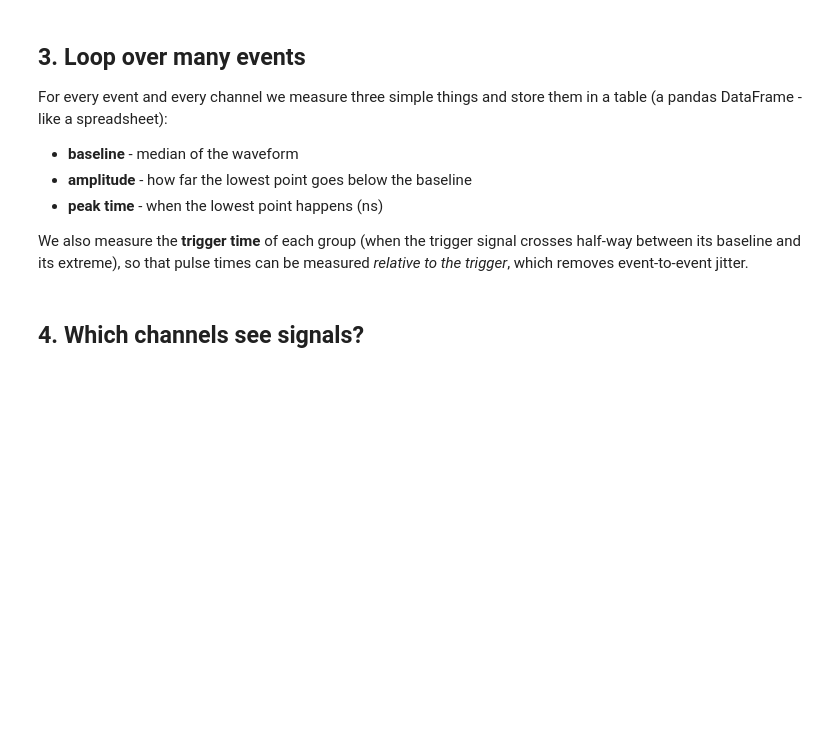
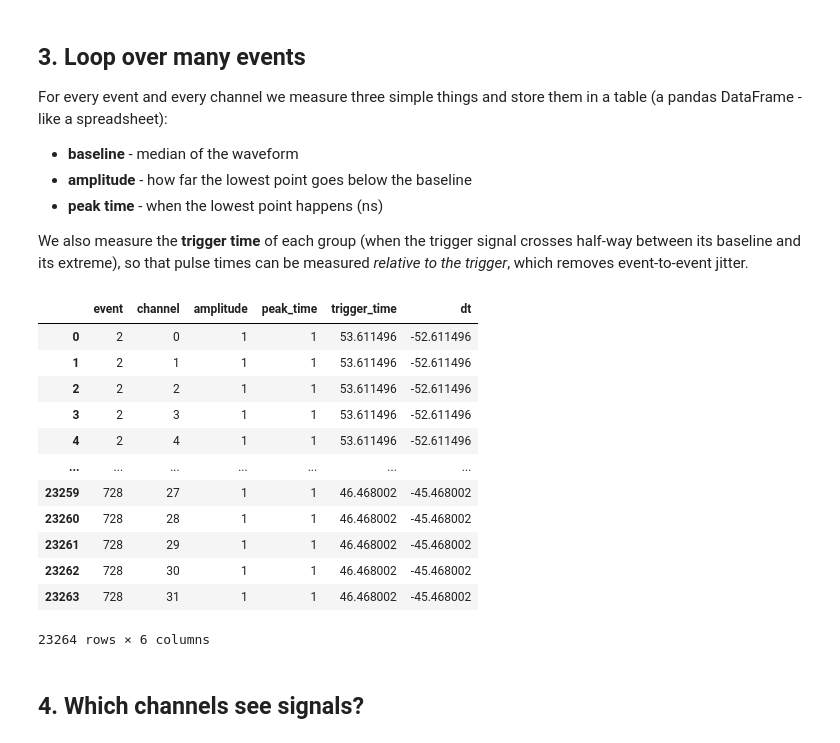
Before and after one commit to agcheyne/mcp-project-analysis, a Jupyter notebook: starter.ipynb, the cells around one changed output. Drawn from its saved outputs; the diff is of its cells as text; code cells hidden in the pictures; blank space fills up the shorter version.

```diff
--- a/starter.ipynb
+++ b/starter.ipynb
@@ -133,0 +126,73 @@ df
+# %%
+def trigger_time(t, w):
+    # Find samples where the trigger signal is low enough.
+    below_threshold = w <= 1500 # try other thresholds if you want to see how it affects the trigger time
+
+    # If the threshold was crossed
+    if np.any(below_threshold):
+        first_crossing = np.argmax(below_threshold)
+        return t[first_crossing] # return the time of the first crossing
+
+    # If no crossing was found
+    return np.nan  #return NaN.
+
+def baseline(waveform):
+    # estimate the baseline of the waveform
+    return 0
+
+def corrected_waveform(waveform, baseline):
+    # Subtract the baseline from the waveform to get the corrected waveform
+    return 0
+
+def amplitude(waveform):
+    # Compute the lowest excursion of the signal from the baseline; this is the amplitude of the waveform
+    return 1
+
+def peak_time(time, waveform):
+    # Find the index of the minimum value in the waveform
+    return 1
+
+
+def analyse(ev):
+    rows = []
+    trig_t = [trigger_time(ev.trigtime[g], ev.trig[g]) for g in range(4)]
+    baseline = 1 # compute baseline to subtract from the waveform (for example, try the mean of an early part of the waveform)
+    amplitude = 1 # compute lowest excursion of the signal from the baseline; this is the amplitude of the waveform
+    peak_time = 1 # compute the time of the peak of the waveform (there are many ways to do this, for example, simply find the index of the minimum value, then use that index to get the corresponding time)
+
+    for ch in range(32):
+        rows.append({
+            "event": ev.number,
+            "channel": ch,
+            "amplitude": amplitude,
+            "peak_time": peak_time,
+            "trigger_time": trig_t[ch // 8],
+        })
+    return rows
+
+N_EVENTS = 5000      # set to None to read the whole file (can take minutes for big files)
+
+
+run = hpdirc.Run(DATA_FILE, calib=CALIB_FILE)    # re-open to start from the beginning
+rows = []
+for ev in run.events(max_events=N_EVENTS):
+    rows.extend(analyse(ev)) # for each event, analyse it and add the results to the list of rows
+
+df = pd.DataFrame(rows) # convert the list of rows to a pandas DataFrame
+df["dt"] = df["peak_time"] - df["trigger_time"] # add new columns like this to the DataFrame
+
+df # show the dataframe
+# %% [output]
+|  | event | channel | amplitude | peak_time | trigger_time | dt |
+| 0 | 2 | 0 | 1 | 1 | 53.611496 | -52.611496 |
+| 1 | 2 | 1 | 1 | 1 | 53.611496 | -52.611496 |
+| 2 | 2 | 2 | 1 | 1 | 53.611496 | -52.611496 |
+| 3 | 2 | 3 | 1 | 1 | 53.611496 | -52.611496 |
+| 4 | 2 | 4 | 1 | 1 | 53.611496 | -52.611496 |
+| ... | ... | ... | ... | ... | ... | ... |
+| 23259 | 728 | 27 | 1 | 1 | 46.468002 | -45.468002 |
+| 23260 | 728 | 28 | 1 | 1 | 46.468002 | -45.468002 |
+| 23261 | 728 | 29 | 1 | 1 | 46.468002 | -45.468002 |
+| 23262 | 728 | 30 | 1 | 1 | 46.468002 | -45.468002 |
+| 23263 | 728 | 31 | 1 | 1 | 46.468002 | -45.468002 |
+23264 rows × 6 columns
```
Also changed, not shown: parts of 12 cells of this notebook, 7 other files.
